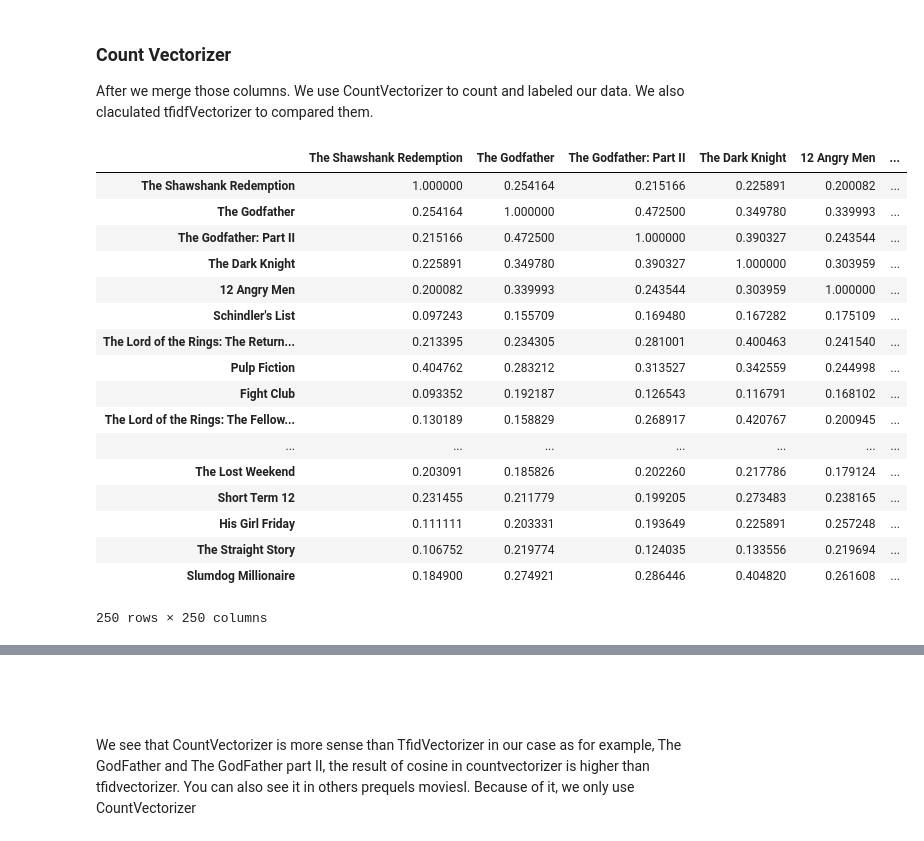
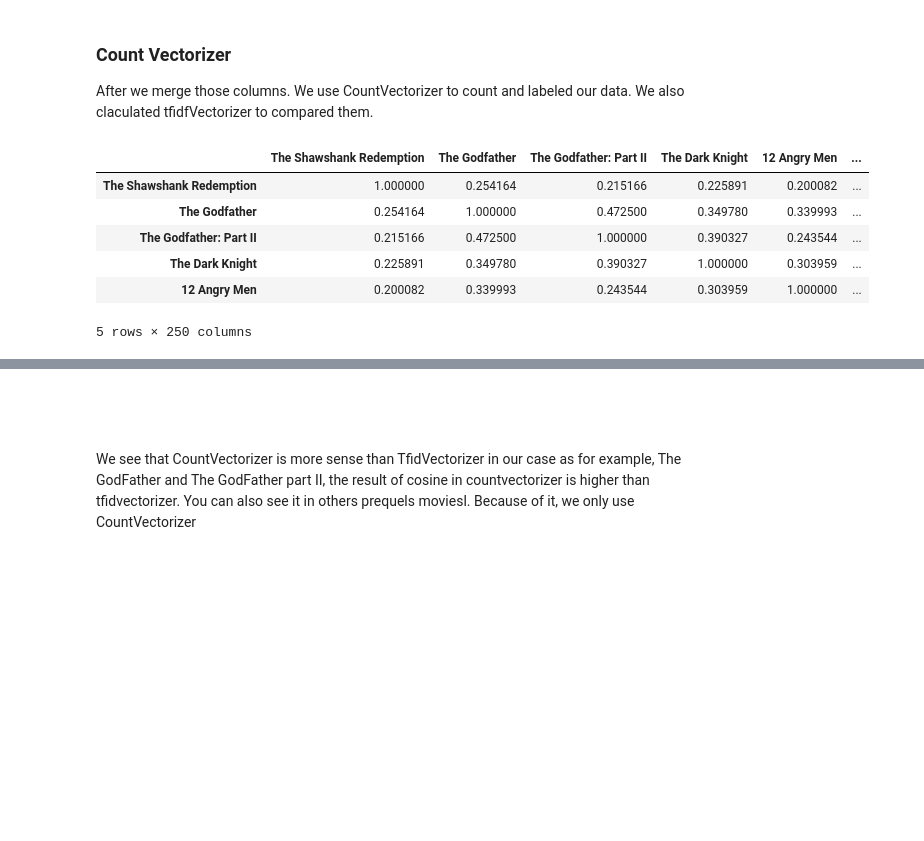
Before and after one commit to andreasmmadjiah/Market-Basket-Analysis, a Jupyter notebook: Content based by Simmiliarity features.ipynb, the cells around one changed output, grey strips where cells are left out. Cells and saved outputs as stored; diff of their text form; code cells hidden in the pictures; blank space fills up the shorter version.

```diff
--- a/Content based by Simmiliarity features.ipynb
+++ b/Content based by Simmiliarity features.ipynb
@@ -82,24 +82,13 @@ cor.columns=ind
 
 cor_t=pd.DataFrame(cosine_similarity(tfidf_matrix,tfidf_matrix),index=ind,columns=ind)
 # %%
-cor
+cor.head()
 # %% [output]
 |  | The Shawshank Redemption | The Godfather | The Godfather: Part II | The Dark Knight | 12 Angry Men | ... |
 | The Shawshank Redemption | 1.000000 | 0.254164 | 0.215166 | 0.225891 | 0.200082 | ... |
 | The Godfather | 0.254164 | 1.000000 | 0.472500 | 0.349780 | 0.339993 | ... |
 | The Godfather: Part II | 0.215166 | 0.472500 | 1.000000 | 0.390327 | 0.243544 | ... |
 | The Dark Knight | 0.225891 | 0.349780 | 0.390327 | 1.000000 | 0.303959 | ... |
 | 12 Angry Men | 0.200082 | 0.339993 | 0.243544 | 0.303959 | 1.000000 | ... |
-| Schindler's List | 0.097243 | 0.155709 | 0.169480 | 0.167282 | 0.175109 | ... |
-| The Lord of the Rings: The Return... | 0.213395 | 0.234305 | 0.281001 | 0.400463 | 0.241540 | ... |
-| Pulp Fiction | 0.404762 | 0.283212 | 0.313527 | 0.342559 | 0.244998 | ... |
-| Fight Club | 0.093352 | 0.192187 | 0.126543 | 0.116791 | 0.168102 | ... |
-| The Lord of the Rings: The Fellow... | 0.130189 | 0.158829 | 0.268917 | 0.420767 | 0.200945 | ... |
-| ... | ... | ... | ... | ... | ... | ... |
-| The Lost Weekend | 0.203091 | 0.185826 | 0.202260 | 0.217786 | 0.179124 | ... |
-| Short Term 12 | 0.231455 | 0.211779 | 0.199205 | 0.273483 | 0.238165 | ... |
-| His Girl Friday | 0.111111 | 0.203331 | 0.193649 | 0.225891 | 0.257248 | ... |
-| The Straight Story | 0.106752 | 0.219774 | 0.124035 | 0.133556 | 0.219694 | ... |
-| Slumdog Millionaire | 0.184900 | 0.274921 | 0.286446 | 0.404820 | 0.261608 | ... |
-250 rows × 250 columns
+5 rows × 250 columns
 # %%
```
Also changed, not shown: parts of 2 cells of this notebook.
